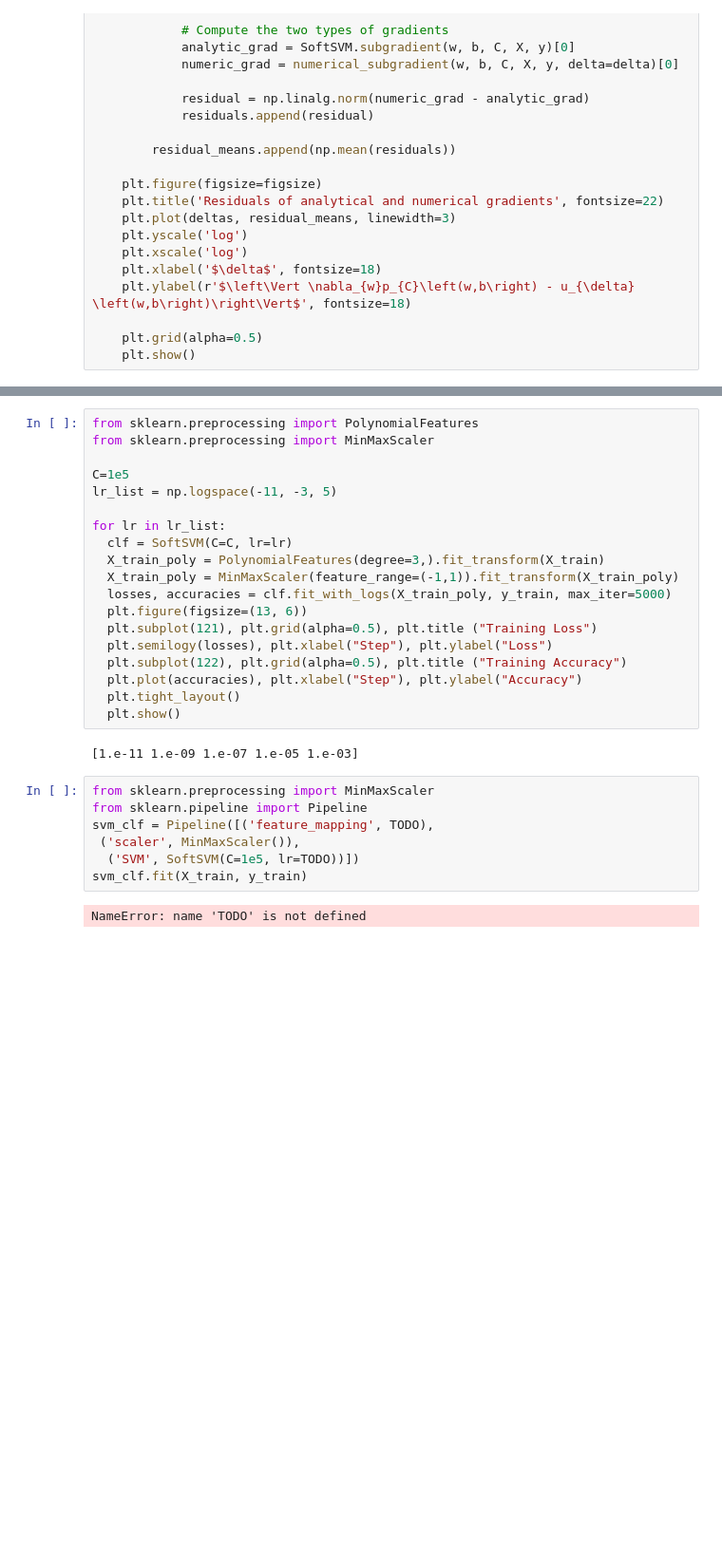
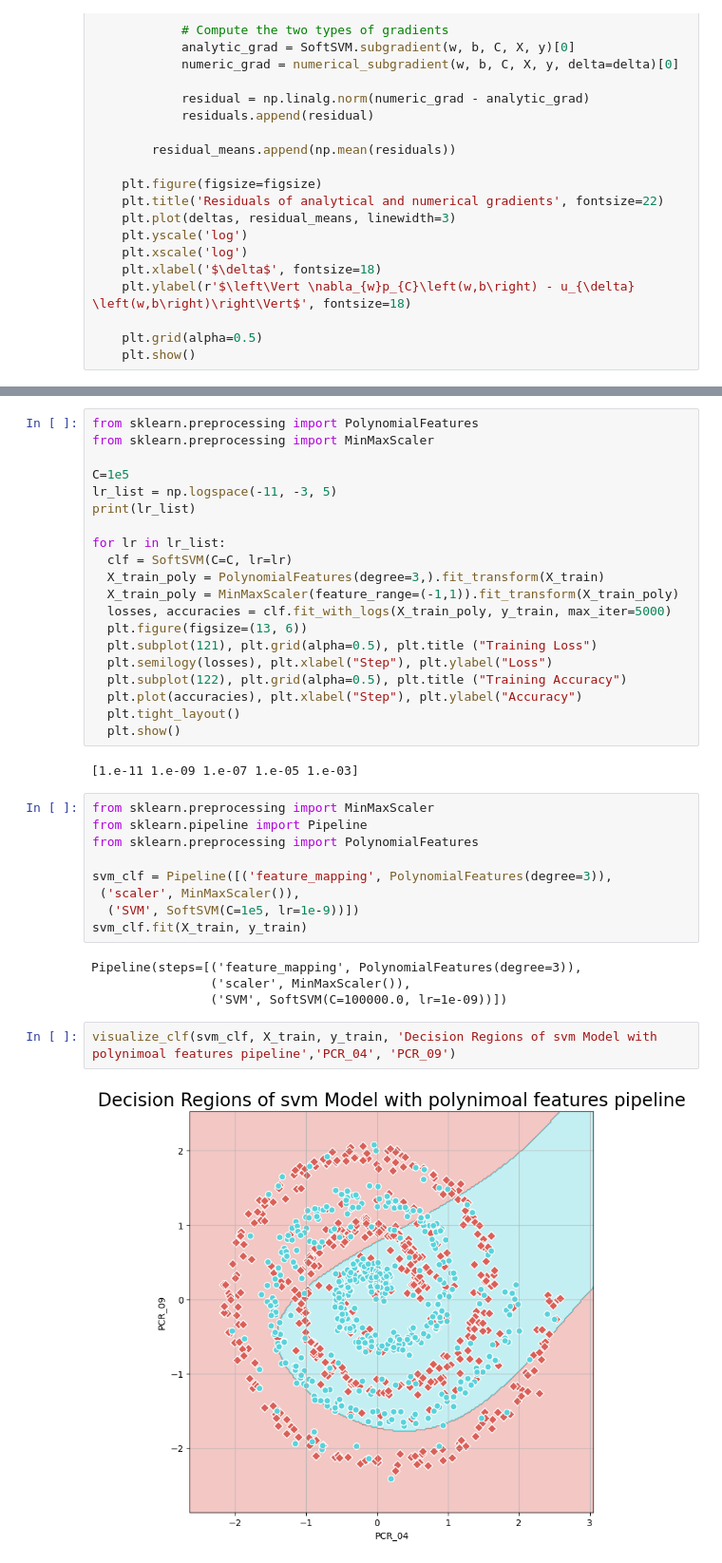
Before and after one commit to muradek/ML_Major_HW2, a Jupyter notebook: HW2_M.ipynb, the cells around one changed output, grey strips where cells are left out. Shown at 95% size. Cells and saved outputs as stored; diff of their text form; blank space fills up the shorter version.

```diff
--- a/HW2_M.ipynb
+++ b/HW2_M.ipynb
@@ -565,6 +565,7 @@ from sklearn.preprocessing import MinMaxScaler
 
 C=1e5
 lr_list = np.logspace(-11, -3, 5)
+print(lr_list)
 
 for lr in lr_list:
   clf = SoftSVM(C=C, lr=lr)
@@ -583,9 +584,17 @@ for lr in lr_list:
 # %%
 from sklearn.preprocessing import MinMaxScaler
 from sklearn.pipeline import Pipeline
-svm_clf = Pipeline([('feature_mapping', TODO),
+from sklearn.preprocessing import PolynomialFeatures
+
+svm_clf = Pipeline([('feature_mapping', PolynomialFeatures(degree=3)),
  ('scaler', MinMaxScaler()),
-  ('SVM', SoftSVM(C=1e5, lr=TODO))])
+  ('SVM', SoftSVM(C=1e5, lr=1e-9))])
 svm_clf.fit(X_train, y_train)
 # %% [output]
-NameError: name 'TODO' is not defined
+Pipeline(steps=[('feature_mapping', PolynomialFeatures(degree=3)),
+                ('scaler', MinMaxScaler()),
+                ('SVM', SoftSVM(C=100000.0, lr=1e-09))])
+# %%
+visualize_clf(svm_clf, X_train, y_train, 'Decision Regions of svm Model with polynimoal features pipeline','PCR_04', 'PCR_09')
+# %% [output]
+[figure, added]
```
Also changed, not shown: parts of 3 cells of this notebook.
